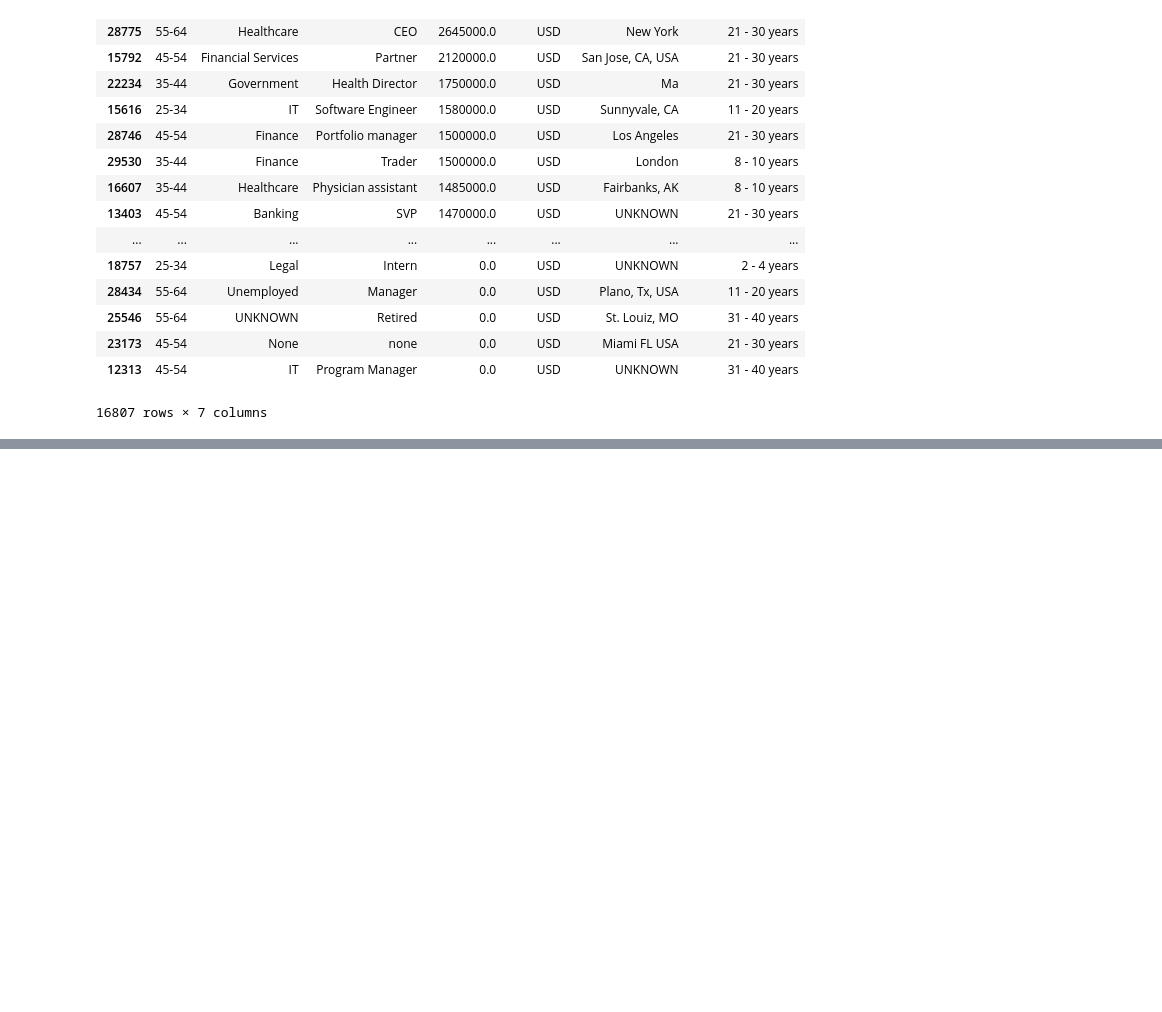
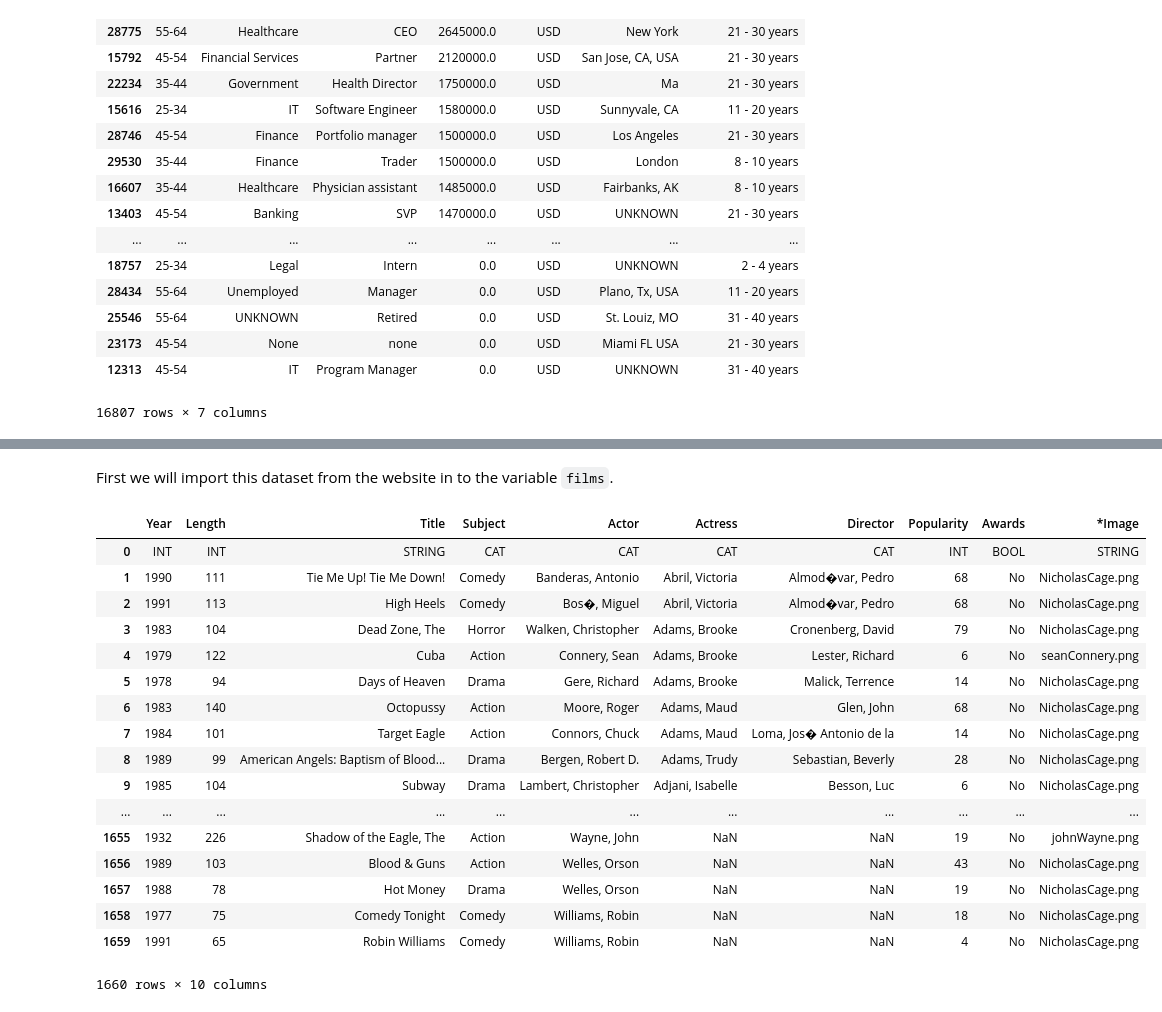
Before and after one commit to Dawad81/IS362-Database-Acquisition-and-Management, a Jupyter notebook: Project2/IS362_Project2.ipynb, the cells around one changed output, grey strips where cells are left out. Cells and saved outputs as stored; diff of their text form; code cells hidden in the pictures; blank space fills up the shorter version.

Commit message:
All 3 data set and comments

```diff
--- a/Project2/IS362_Project2.ipynb
+++ b/Project2/IS362_Project2.ipynb
@@ -483,0 +508,24 @@ table2
+# %% [markdown]
+First we will import this dataset from the website in to the variable `films`.
+# %%
+films = pd.read_csv('https://perso.telecom-paristech.fr/eagan/class/igr204/data/film.csv', sep=';')
+films
+# %% [output]
+|  | Year | Length | Title | Subject | Actor | Actress | Director | Popularity | Awards | *Image |
+| 0 | INT | INT | STRING | CAT | CAT | CAT | CAT | INT | BOOL | STRING |
+| 1 | 1990 | 111 | Tie Me Up! Tie Me Down! | Comedy | Banderas, Antonio | Abril, Victoria | Almod�var, Pedro | 68 | No | NicholasCage.png |
+| 2 | 1991 | 113 | High Heels | Comedy | Bos�, Miguel | Abril, Victoria | Almod�var, Pedro | 68 | No | NicholasCage.png |
+| 3 | 1983 | 104 | Dead Zone, The | Horror | Walken, Christopher | Adams, Brooke | Cronenberg, David | 79 | No | NicholasCage.png |
+| 4 | 1979 | 122 | Cuba | Action | Connery, Sean | Adams, Brooke | Lester, Richard | 6 | No | seanConnery.png |
+| 5 | 1978 | 94 | Days of Heaven | Drama | Gere, Richard | Adams, Brooke | Malick, Terrence | 14 | No | NicholasCage.png |
+| 6 | 1983 | 140 | Octopussy | Action | Moore, Roger | Adams, Maud | Glen, John | 68 | No | NicholasCage.png |
+| 7 | 1984 | 101 | Target Eagle | Action | Connors, Chuck | Adams, Maud | Loma, Jos� Antonio de la | 14 | No | NicholasCage.png |
+| 8 | 1989 | 99 | American Angels: Baptism of Blood... | Drama | Bergen, Robert D. | Adams, Trudy | Sebastian, Beverly | 28 | No | NicholasCage.png |
+| 9 | 1985 | 104 | Subway | Drama | Lambert, Christopher | Adjani, Isabelle | Besson, Luc | 6 | No | NicholasCage.png |
+| ... | ... | ... | ... | ... | ... | ... | ... | ... | ... | ... |
+| 1655 | 1932 | 226 | Shadow of the Eagle, The | Action | Wayne, John | NaN | NaN | 19 | No | johnWayne.png |
+| 1656 | 1989 | 103 | Blood & Guns | Action | Welles, Orson | NaN | NaN | 43 | No | NicholasCage.png |
+| 1657 | 1988 | 78 | Hot Money | Drama | Welles, Orson | NaN | NaN | 19 | No | NicholasCage.png |
+| 1658 | 1977 | 75 | Comedy Tonight | Comedy | Williams, Robin | NaN | NaN | 18 | No | NicholasCage.png |
+| 1659 | 1991 | 65 | Robin Williams | Comedy | Williams, Robin | NaN | NaN | 4 | No | NicholasCage.png |
+1660 rows × 10 columns
```
Also changed, not shown: parts of 59 cells of this notebook.
